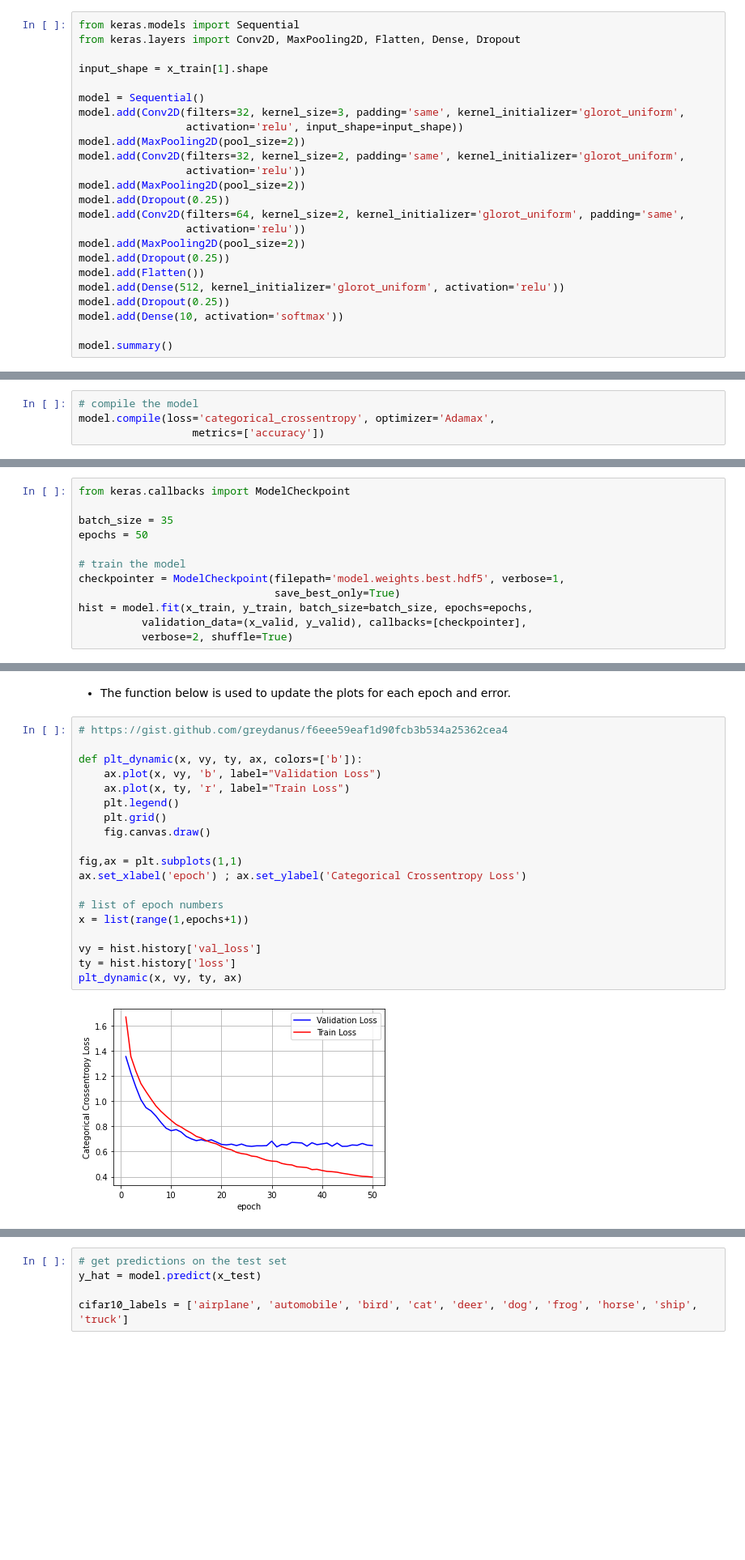
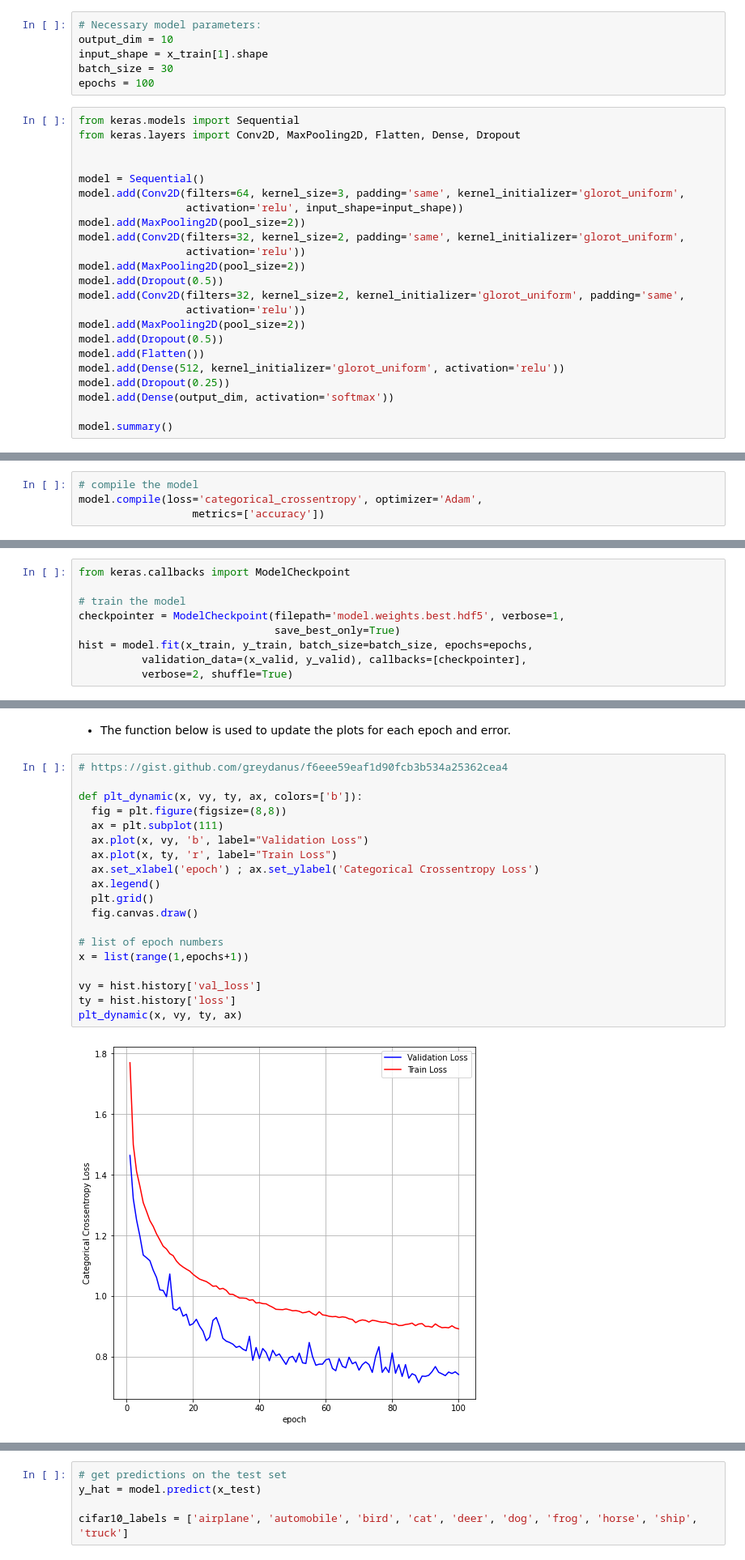
Before and after one commit to deveshSingh06/Deep_Learning, a Jupyter notebook: 2. Convolutional Neural Network/3.Building_A_CNN.ipynb, the cells around one changed output, grey strips where cells are left out. Shown at 81% size. Saved outputs shown, nothing was run; the diff lists cells and outputs as text; blank space fills up the shorter version.

```diff
--- a/2. Convolutional Neural Network/3.Building_A_CNN.ipynb
+++ b/2. Convolutional Neural Network/3.Building_A_CNN.ipynb
@@ -157,27 +157,32 @@ for x_batch in datagen_train.flow(x_train_subset, batch_size=12):
 # %% [markdown]
 ### 7. Define the Model Architecture
+# %%
+# Necessary model parameters:
+output_dim = 10
+input_shape = x_train[1].shape
+batch_size = 30
+epochs = 100
 # %%
 from keras.models import Sequential
 from keras.layers import Conv2D, MaxPooling2D, Flatten, Dense, Dropout
 
-input_shape = x_train[1].shape
 
 model = Sequential()
-model.add(Conv2D(filters=32, kernel_size=3, padding='same', kernel_initializer='glorot_uniform',
+model.add(Conv2D(filters=64, kernel_size=3, padding='same', kernel_initializer='glorot_uniform',
                  activation='relu', input_shape=input_shape))
 model.add(MaxPooling2D(pool_size=2))
 model.add(Conv2D(filters=32, kernel_size=2, padding='same', kernel_initializer='glorot_uniform',
                  activation='relu'))
 model.add(MaxPooling2D(pool_size=2))
-model.add(Dropout(0.25))
-model.add(Conv2D(filters=64, kernel_size=2, kernel_initializer='glorot_uniform', padding='same',
+model.add(Dropout(0.5))
+model.add(Conv2D(filters=32, kernel_size=2, kernel_initializer='glorot_uniform', padding='same',
                  activation='relu'))
 model.add(MaxPooling2D(pool_size=2))
-model.add(Dropout(0.25))
+model.add(Dropout(0.5))
 model.add(Flatten())
 model.add(Dense(512, kernel_initializer='glorot_uniform', activation='relu'))
 model.add(Dropout(0.25))
-model.add(Dense(10, activation='softmax'))
+model.add(Dense(output_dim, activation='softmax'))
 
 model.summary()
 # %% [output]
@@ -202,7 +207,7 @@ _________________________________________________________________
 ### 8. Compile the Model
 # %%
 # compile the model
-model.compile(loss='categorical_crossentropy', optimizer='Adamax',
+model.compile(loss='categorical_crossentropy', optimizer='Adam',
                   metrics=['accuracy'])
 # %% [markdown]
 ### 9. Train the Model
@@ -216,8 +214,5 @@ model.compile(loss='categorical_crossentropy', optimizer='Adamax',
 # %%
 from keras.callbacks import ModelCheckpoint
-
-batch_size = 35
-epochs = 50
 
 # train the model
 checkpointer = ModelCheckpoint(filepath='model.weights.best.hdf5', verbose=1,
@@ -282,21 +354,21 @@ Test accuracy: 0.7741000056266785
 # %%
 # https://gist.github.com/greydanus/f6eee59eaf1d90fcb3b534a25362cea4
 
 def plt_dynamic(x, vy, ty, ax, colors=['b']):
-    ax.plot(x, vy, 'b', label="Validation Loss")
-    ax.plot(x, ty, 'r', label="Train Loss")
-    plt.legend()
-    plt.grid()
-    fig.canvas.draw()
-
-fig,ax = plt.subplots(1,1)
-ax.set_xlabel('epoch') ; ax.set_ylabel('Categorical Crossentropy Loss')
+  fig = plt.figure(figsize=(8,8))
+  ax = plt.subplot(111)
+  ax.plot(x, vy, 'b', label="Validation Loss")
+  ax.plot(x, ty, 'r', label="Train Loss")
+  ax.set_xlabel('epoch') ; ax.set_ylabel('Categorical Crossentropy Loss')
+  ax.legend()
+  plt.grid()
+  fig.canvas.draw()
 
 # list of epoch numbers
 x = list(range(1,epochs+1))
 
 vy = hist.history['val_loss']
 ty = hist.history['loss']
 plt_dynamic(x, vy, ty, ax)
 # %% [output]
-[figure, old version]
+[figure, new version]
```
Also changed, not shown: parts of 12 cells of this notebook, 1 other file.
